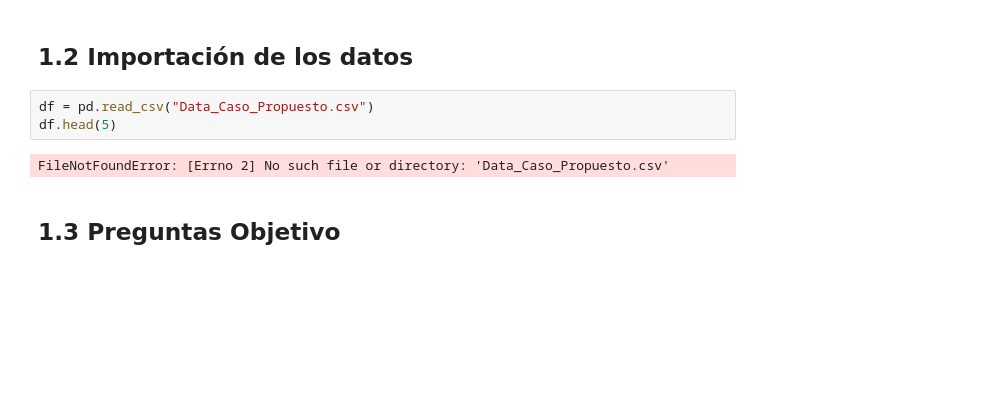
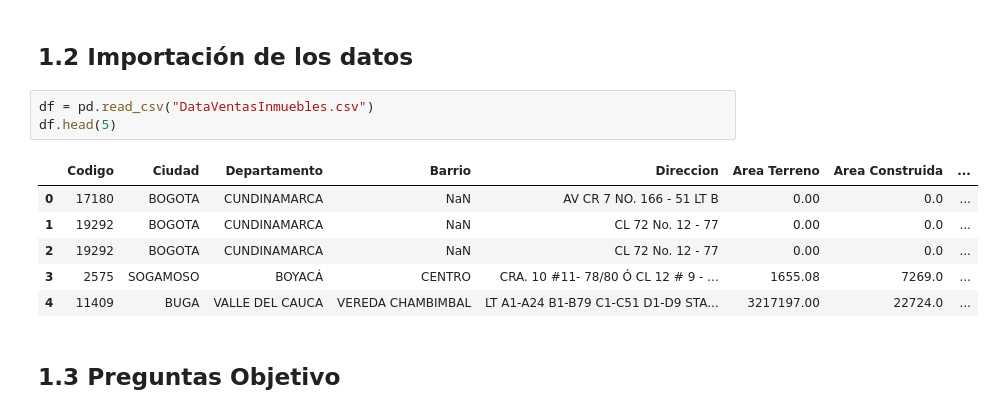
Before and after one commit to AlexanderBedoyaC/EDA-Python, a Jupyter notebook: EDA_ventas_inmuebles/EDA_ventas_inmuebles.ipynb, the cells around one changed output. Cells and saved outputs as stored; diff of their text form; blank space fills up the shorter version.

```diff
--- a/EDA_ventas_inmuebles/EDA_ventas_inmuebles.ipynb
+++ b/EDA_ventas_inmuebles/EDA_ventas_inmuebles.ipynb
@@ -10,10 +10,15 @@ import seaborn as sns
 # %% [markdown]
 ## 1.2 Importación de los datos
 # %%
-df = pd.read_csv("Data_Caso_Propuesto.csv")
+df = pd.read_csv("DataVentasInmuebles.csv")
 df.head(5)
 # %% [output]
-FileNotFoundError: [Errno 2] No such file or directory: 'Data_Caso_Propuesto.csv'
+|  | Codigo | Ciudad | Departamento | Barrio | Direccion | Area Terreno | Area Construida | ... |
+| 0 | 17180 | BOGOTA | CUNDINAMARCA | NaN | AV CR 7 NO. 166 - 51 LT B | 0.00 | 0.0 | ... |
+| 1 | 19292 | BOGOTA | CUNDINAMARCA | NaN | CL 72 No. 12 - 77 | 0.00 | 0.0 | ... |
+| 2 | 19292 | BOGOTA | CUNDINAMARCA | NaN | CL 72 No. 12 - 77 | 0.00 | 0.0 | ... |
+| 3 | 2575 | SOGAMOSO | BOYACÁ | CENTRO | CRA. 10 #11- 78/80 Ó CL 12 # 9 - ... | 1655.08 | 7269.0 | ... |
+| 4 | 11409 | BUGA | VALLE DEL CAUCA | VEREDA CHAMBIMBAL | LT A1-A24 B1-B79 C1-C51 D1-D9 STA... | 3217197.00 | 22724.0 | ... |
 # %% [markdown]
 ## 1.3 Preguntas Objetivo
 # %% [markdown]
```
Also changed, not shown: parts of 5 cells of this notebook.
